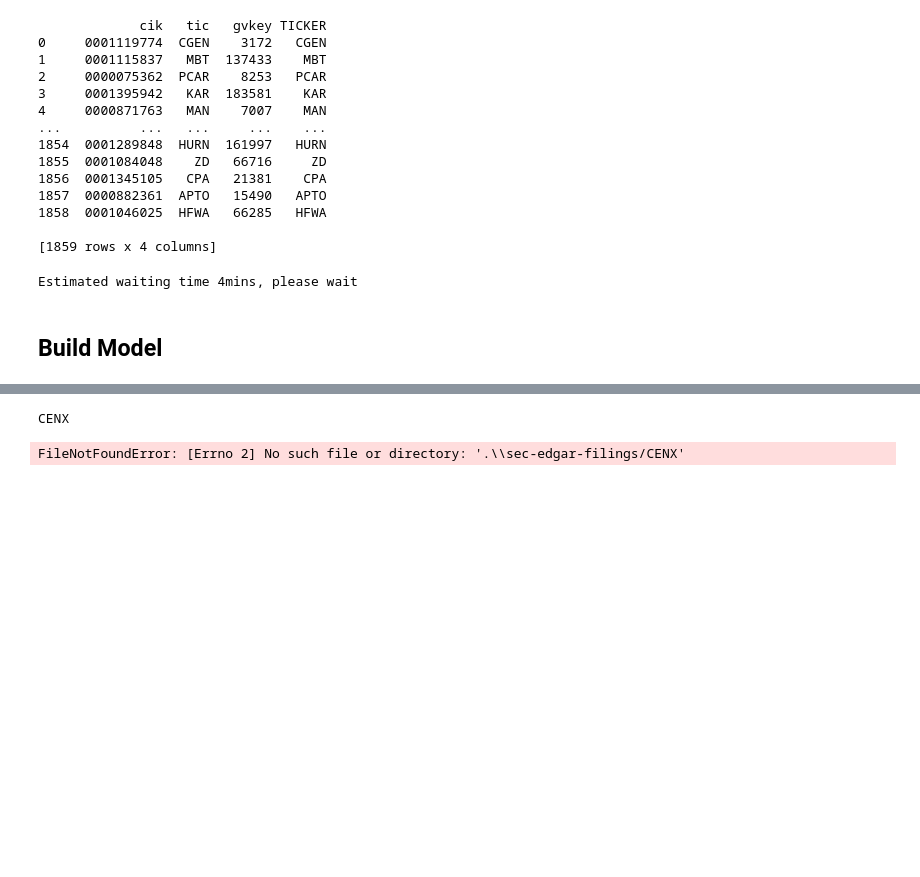
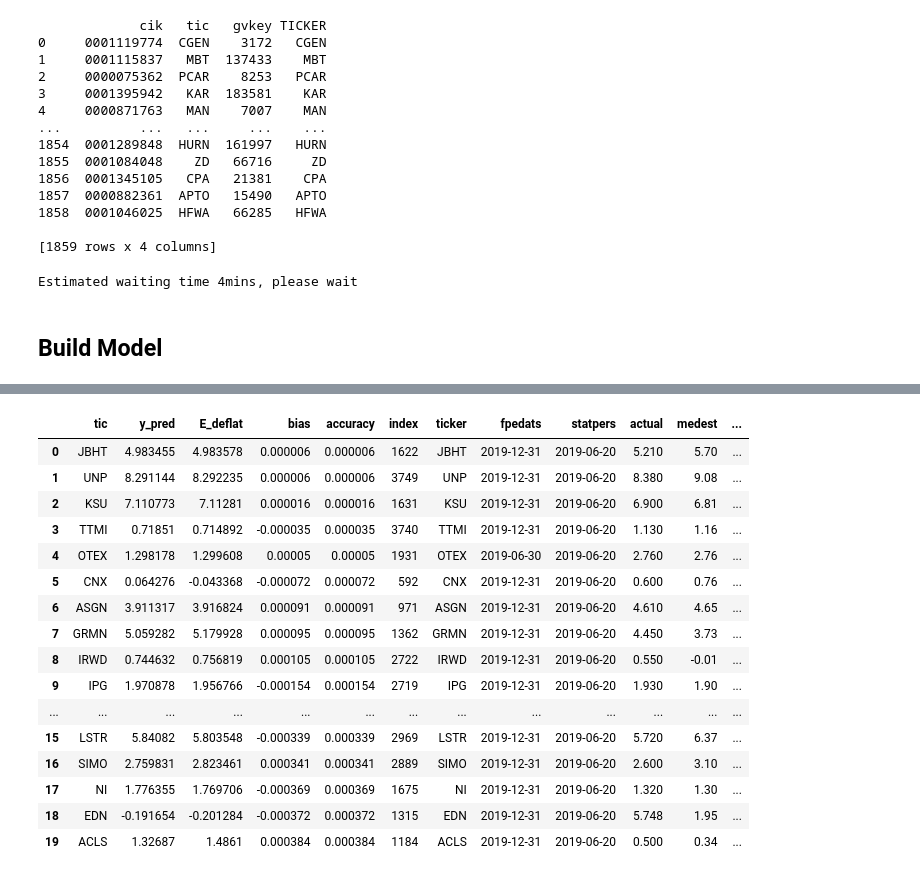
Before and after one commit to MapleKnightOfRiverwood/company-earining-projection, a Jupyter notebook: GA_V1.ipynb, the cells around one changed output, grey strips where cells are left out. Drawn from its saved outputs; the diff is of its cells as text; code cells hidden in the pictures; blank space fills up the shorter version.

```diff
--- a/GA_V1.ipynb
+++ b/GA_V1.ipynb
@@ -199,7 +216,9 @@ def  calValues(db, company_list):
     # RI three year
     df_RI_three = pd.DataFrame(columns=['E_deflat', 'NegE', 'NegE_E', 'B', 'TACC', 'E_3'])
 
-    X_pred_HVZs = pd.DataFrame(columns=['at', 'dvc', 'DD', 'E', 'NegE', 'AC'])
+    X_pred_HVZs_2019 = pd.DataFrame(columns=['at', 'dvc', 'DD', 'E','NegE', 'AC', 'csho', 'gvkey', 'tic', 'mrk_eq'])
+    X_pred_HVZs_2022 = pd.DataFrame(columns=['at', 'dvc', 'DD', 'E','NegE', 'AC', 'csho', 'gvkey', 'tic', 'mrk_eq'])
+
     X_pred_EPs = pd.DataFrame(columns=['E_deflat', 'NegE', 'NegE_E'])
     X_pred_RIs = pd.DataFrame(columns=['E_deflat', 'NegE', 'NegE_E', 'B', 'TACC'])
 
@@ -207,8 +226,8 @@ def  calValues(db, company_list):
     Y_pred_two = pd.DataFrame(columns=['tic','E_deflat'])
     Y_pred_three = pd.DataFrame(columns=['tic','E_deflat'])
     count = 0
+
     for cik in company_list['cik'].astype(str):
-        # print(count)
         count += 1
         # accrualsinfo = db.raw_sql(dataquery)
         infocomp = inforaw.loc[(inforaw['cik'] == cik)].reset_index(drop=True)
@@ -236,11 +255,19 @@ def  calValues(db, company_list):
         # Compile dataset
         # Drop year differnece axillary
         infocomp = infocomp[infocomp['fyear'] != 2009]
+
+        # Q5 2022 prediction
+        X_pred_2022 = infocomp.loc[infocomp['fyear'] == 2022].reset_index(drop=True)
+        X_pred_2022 = X_pred_2022.dropna()
+        X_pred_HVZ_2022 = X_pred_2022[['at', 'dvc', 'DD', 'E','NegE', 'AC', 'csho', 'gvkey', 'tic', 'mrk_eq']].reset_index(drop=True)
+        X_pred_HVZs_2022 = X_pred_HVZs_2022.append(X_pred_HVZ_2022, ignore_index=True)
         # Year range of training
         infocomptrain = infocomp[(infocomp['fyear'] >= 2010) & (infocomp['fyear'] <= 2019)].reset_index(drop=True)
         # Prediction data
         X_pred_2019 = infocomptrain.loc[infocomptrain['fyear'] == 2019].reset_index(drop=True)
         X_pred_2019 = X_pred_2019.dropna()
+        X_pred_HVZ_2019 = X_pred_2019[['at', 'dvc', 'DD', 'E','NegE', 'AC', 'csho', 'gvkey', 'tic', 'mrk_eq']].reset_index(drop=True)
+        X_pred_HVZs_2019 = X_pred_HVZs_2019.append(X_pred_HVZ_2019, ignore_index=True)
         if X_pred_2019.empty is not None:
             # Yearly data
             Y_pred_2020 = infocomp[(infocomp['fyear'] == 2020)].reset_index(drop=True)
@@ -258,8 +285,6 @@ def  calValues(db, company_list):
         X = infocomptrain.loc[infocomptrain['fyear'] <= 2018, ['at', 'dvc', 'DD', 'E','NegE', 'AC', 'csho']].reset_index(drop=True)
         y = infocomptrain.loc[infocomptrain['fyear'] >= 2011, ['E']].reset_index(drop=True)
 
-        X_pred_HVZ = X_pred_2019[['at', 'dvc', 'DD', 'E','NegE', 'AC', 'csho', 'gvkey', 'tic']].reset_index(drop=True)
-        X_pred_HVZs = X_pred_HVZs.append(X_pred_HVZ, ignore_index=True)
 
         y = y.rename(columns={"E": "E_1"})
         HVZ_one = pd.concat([X, y], axis=1)
@@ -337,7 +362,7 @@ def  calValues(db, company_list):
         RI_three = pd.concat([X, y], axis=1)
         df_RI_three = df_RI_three.append(RI_three, ignore_index=True)
         df_RI_three = df_RI_three.dropna()
-    return df_HVZ_one, df_HVZ_two, df_HVZ_three, df_EP_one, df_EP_two, df_EP_three, df_RI_one, df_RI_two, df_RI_three, X_pred_HVZs, X_pred_EPs, X_pred_RIs, Y_pred_one, Y_pred_two, Y_pred_three
+    return df_HVZ_one, df_HVZ_two, df_HVZ_three, df_EP_one, df_EP_two, df_EP_three, df_RI_one, df_RI_two, df_RI_three, X_pred_HVZs_2019, X_pred_HVZs_2022, X_pred_EPs, X_pred_RIs, Y_pred_one, Y_pred_two, Y_pred_three
         # infocomptrain
 # %%
 #Compile companylist for companies that EXISTED in EVERY year between startyeartrain to endyeartest to not Nan the value
@@ -382,7 +407,7 @@ query_comp = (
         """)
 company_tic_list = db.raw_sql(query_comp)
 company_list = pd.merge(company_list, company_tic_list, left_on = 'cik', right_on = 'cik', how='left')
-# Make sure we have the tic exist in linkdf so we can find analyst data
+linkdf = pd.read_excel("IBES_Compustat_Link_File.xls")# Make sure we have the tic exist in linkdf so we can find analyst data
 company_list = pd.merge(company_list, linkdf, left_on = 'tic', right_on = 'TICKER', how='inner')
 
 print(company_list)
@@ -403,7 +428,7 @@ print(company_list)
 [1859 rows x 4 columns]
 # %%
 # Data extraction
-df_HVZ_one, df_HVZ_two, df_HVZ_three, df_EP_one, df_EP_two, df_EP_three, df_RI_one, df_RI_two, df_RI_three, X_pred_HVZs, X_pred_EPs, X_pred_RIs, Y_pred_one, Y_pred_two, Y_pred_three = \
+df_HVZ_one, df_HVZ_two, df_HVZ_three, df_EP_one, df_EP_two, df_EP_three, df_RI_one, df_RI_two, df_RI_three, X_pred_HVZs_2019, X_pred_HVZs_2022, X_pred_EPs, X_pred_RIs, Y_pred_one, Y_pred_two, Y_pred_three = \
     calValues(db, company_list)
 # %% [output]
 Estimated waiting time 4mins, please wait
@@ -605,10 +560,24 @@ text_analyzer = TextSentimentAnalyser(lm_word_list_df)
-# %%
-sentiments = []
-for company in all_prediction['tic']:
-    print(company)
-    sentiment = text_analyzer.get_sentiment(company, 2019)
-    sentiments = sentiments.append(sentiment, ignore_index=True)
-    print(sentiment)
-# %% [output]
-CENX
-FileNotFoundError: [Errno 2] No such file or directory: '.\\sec-edgar-filings/CENX'
+# %%
+prediction_2019 = pd.merge(y_pred_df, df_analyst_raw_test_2019, how='inner', left_on=['tic'], right_on=['ticker'])
+prediction_2019 = prediction_2019.sort_values(by='accuracy', ascending=True)
+
+prediction_2019.head(20)
+# Table of 2019 prediction with analyst data
+# %% [output]
+|  | tic | y_pred | E_deflat | bias | accuracy | index | ticker | fpedats | statpers | actual | medest | ... |
+| 0 | JBHT | 4.983455 | 4.983578 | 0.000006 | 0.000006 | 1622 | JBHT | 2019-12-31 | 2019-06-20 | 5.210 | 5.70 | ... |
+| 1 | UNP | 8.291144 | 8.292235 | 0.000006 | 0.000006 | 3749 | UNP | 2019-12-31 | 2019-06-20 | 8.380 | 9.08 | ... |
+| 2 | KSU | 7.110773 | 7.11281 | 0.000016 | 0.000016 | 1631 | KSU | 2019-12-31 | 2019-06-20 | 6.900 | 6.81 | ... |
+| 3 | TTMI | 0.71851 | 0.714892 | -0.000035 | 0.000035 | 3740 | TTMI | 2019-12-31 | 2019-06-20 | 1.130 | 1.16 | ... |
+| 4 | OTEX | 1.298178 | 1.299608 | 0.00005 | 0.00005 | 1931 | OTEX | 2019-06-30 | 2019-06-20 | 2.760 | 2.76 | ... |
+| 5 | CNX | 0.064276 | -0.043368 | -0.000072 | 0.000072 | 592 | CNX | 2019-12-31 | 2019-06-20 | 0.600 | 0.76 | ... |
+| 6 | ASGN | 3.911317 | 3.916824 | 0.000091 | 0.000091 | 971 | ASGN | 2019-12-31 | 2019-06-20 | 4.610 | 4.65 | ... |
+| 7 | GRMN | 5.059282 | 5.179928 | 0.000095 | 0.000095 | 1362 | GRMN | 2019-12-31 | 2019-06-20 | 4.450 | 3.73 | ... |
+| 8 | IRWD | 0.744632 | 0.756819 | 0.000105 | 0.000105 | 2722 | IRWD | 2019-12-31 | 2019-06-20 | 0.550 | -0.01 | ... |
+| 9 | IPG | 1.970878 | 1.956766 | -0.000154 | 0.000154 | 2719 | IPG | 2019-12-31 | 2019-06-20 | 1.930 | 1.90 | ... |
+| ... | ... | ... | ... | ... | ... | ... | ... | ... | ... | ... | ... | ... |
+| 15 | LSTR | 5.84082 | 5.803548 | -0.000339 | 0.000339 | 2969 | LSTR | 2019-12-31 | 2019-06-20 | 5.720 | 6.37 | ... |
+| 16 | SIMO | 2.759831 | 2.823461 | 0.000341 | 0.000341 | 2889 | SIMO | 2019-12-31 | 2019-06-20 | 2.600 | 3.10 | ... |
+| 17 | NI | 1.776355 | 1.769706 | -0.000369 | 0.000369 | 1675 | NI | 2019-12-31 | 2019-06-20 | 1.320 | 1.30 | ... |
+| 18 | EDN | -0.191654 | -0.201284 | -0.000372 | 0.000372 | 1315 | EDN | 2019-12-31 | 2019-06-20 | 5.748 | 1.95 | ... |
+| 19 | ACLS | 1.32687 | 1.4861 | 0.000384 | 0.000384 | 1184 | ACLS | 2019-12-31 | 2019-06-20 | 0.500 | 0.34 | ... |
```
Also changed, not shown: parts of 19 cells of this notebook, 1 other file.
